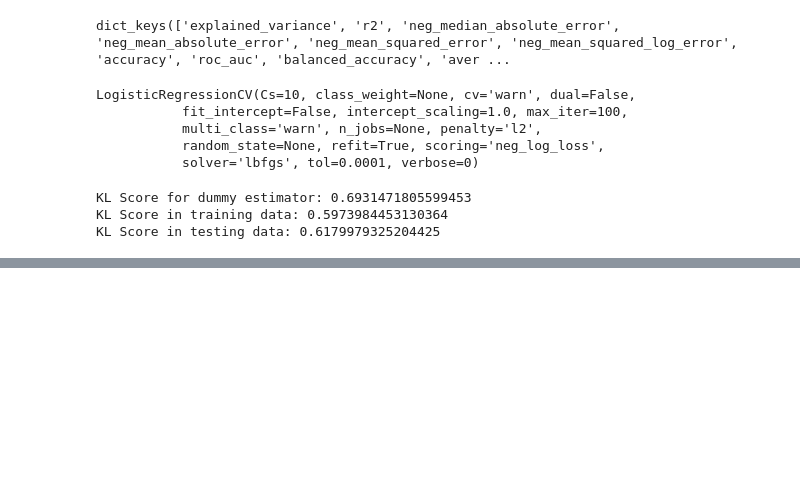
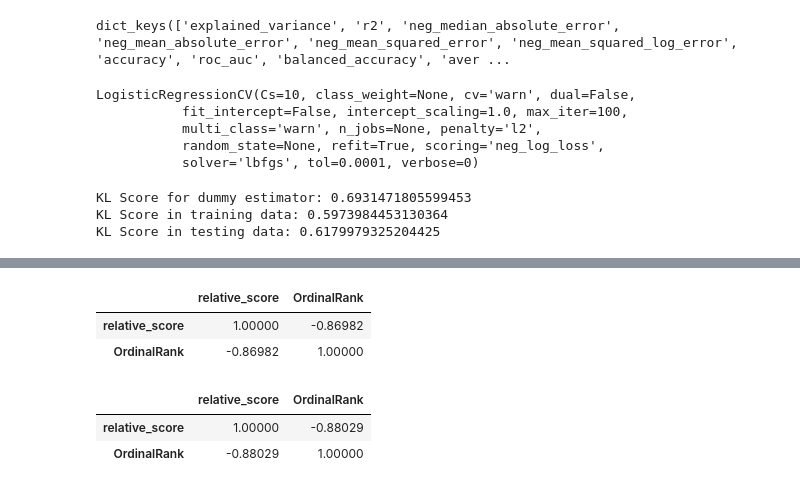
Before and after one commit to year221/kaggle-ncaa-2019, a Jupyter notebook: notebook/SampleEndToEnd.ipynb, the cells around one changed output, grey strips where cells are left out. Cells and saved outputs as stored; diff of their text form; code cells hidden in the pictures; blank space fills up the shorter version.

```diff
--- a/notebook/SampleEndToEnd.ipynb
+++ b/notebook/SampleEndToEnd.ipynb
@@ -351,0 +575,12 @@ feature_label = (
+# %%
+score_rank[['relative_score','OrdinalRank']].corr()
+# %% [output]
+|  | relative_score | OrdinalRank |
+| relative_score | 1.00000 | -0.86982 |
+| OrdinalRank | -0.86982 | 1.00000 |
+# %%
+score_rank[['relative_score','OrdinalRank']].corr('spearman')
+# %% [output]
+|  | relative_score | OrdinalRank |
+| relative_score | 1.00000 | -0.88029 |
+| OrdinalRank | -0.88029 | 1.00000 |
```
Also changed, not shown: parts of 30 cells of this notebook.
